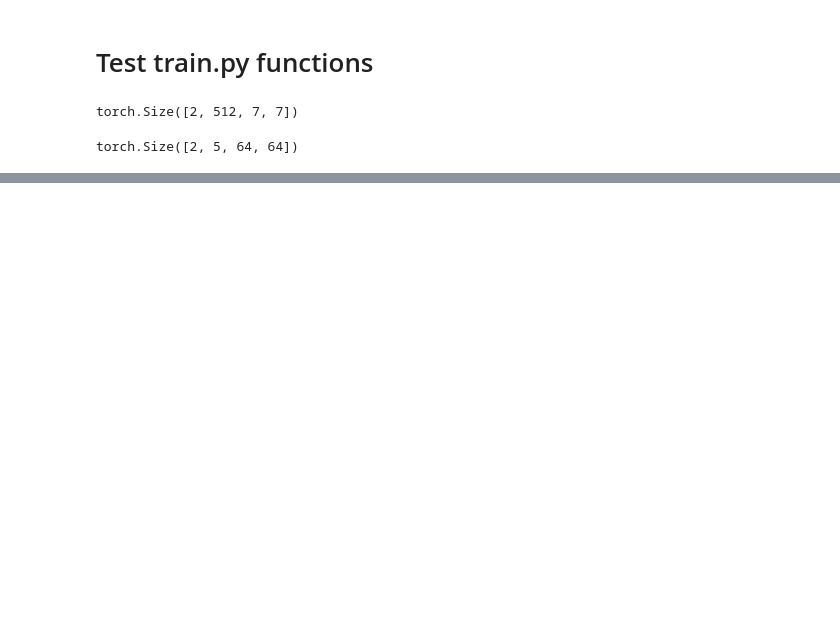
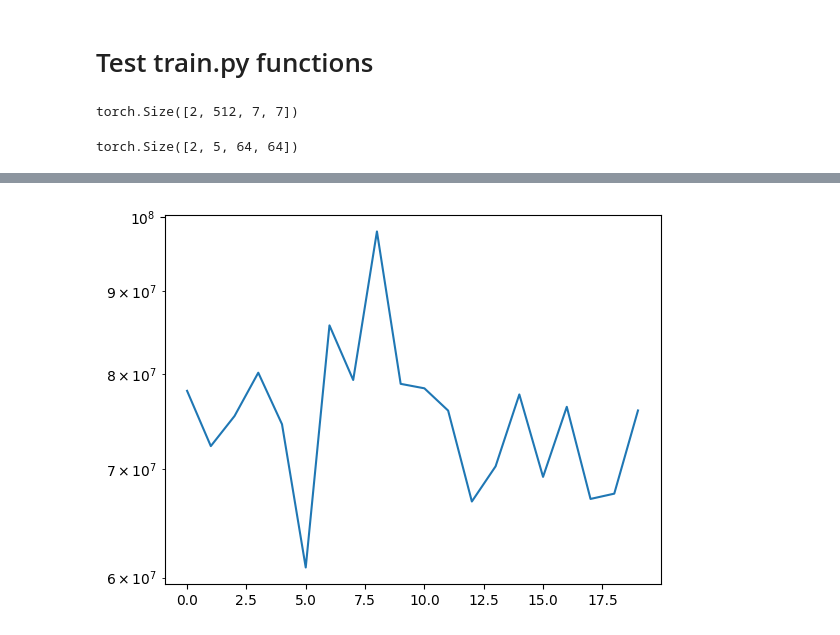
Before and after one commit to seginusmowlavi/textures-cellular-automata, a Jupyter notebook: dev_test.ipynb, the cells around one changed output, grey strips where cells are left out. Drawn from its saved outputs; the diff is of its cells as text; code cells hidden in the pictures; blank space fills up the shorter version.

```diff
--- a/dev_test.ipynb
+++ b/dev_test.ipynb
@@ -64,3 +66,5 @@ gram_features = compute_texture_features(img, vggnet_features, preprocess)
 print(gram_features.shape)
 # %% [output]
 torch.Size([2, 5, 64, 64])
+# %%
+losses = train(automaton, img[0], num_epochs=20)
@@ -66,0 +92,5 @@ torch.Size([2, 5, 64, 64])
+# %%
+plt.semilogy(losses)
+plt.show()
+# %% [output]
+[figure, added]
```
Also changed, not shown: parts of 5 cells of this notebook, 2 other files.
